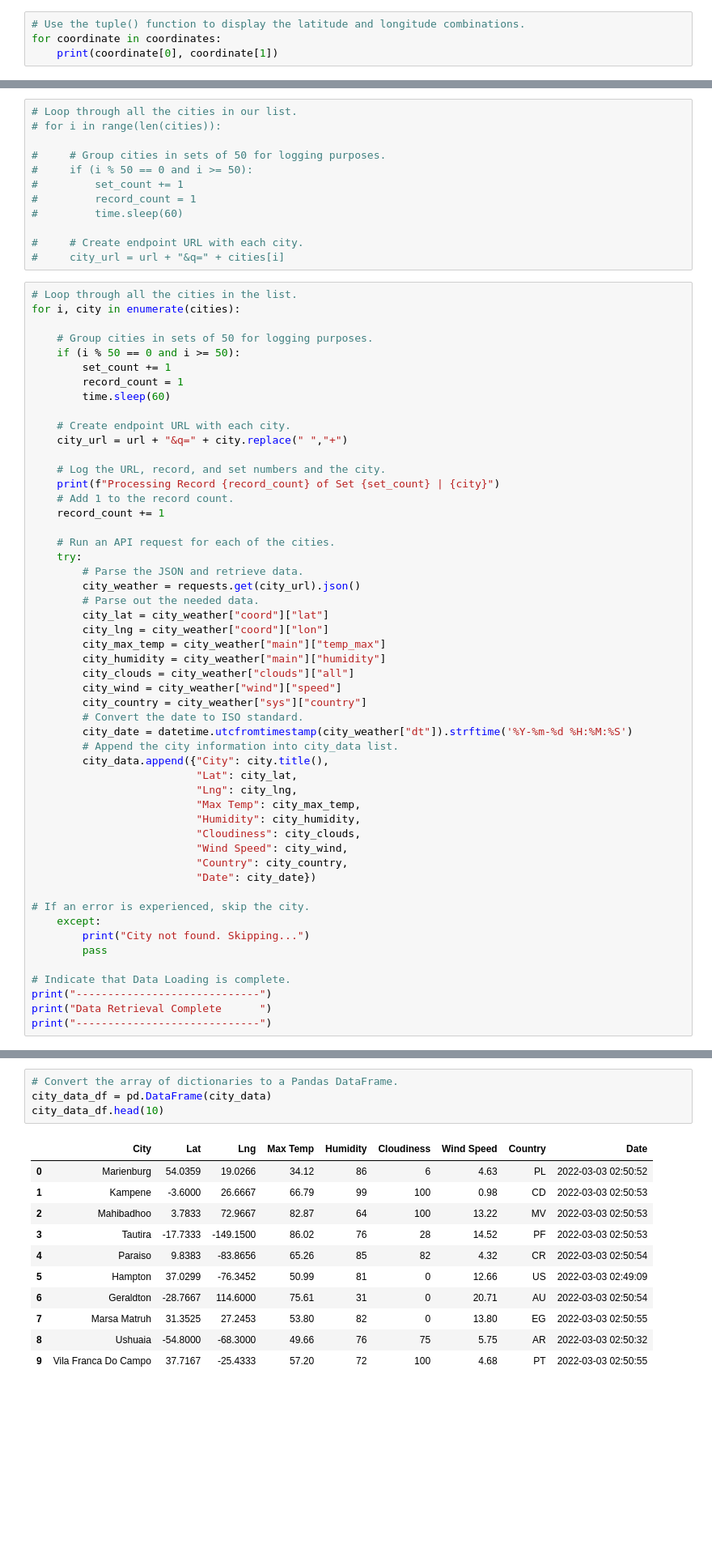
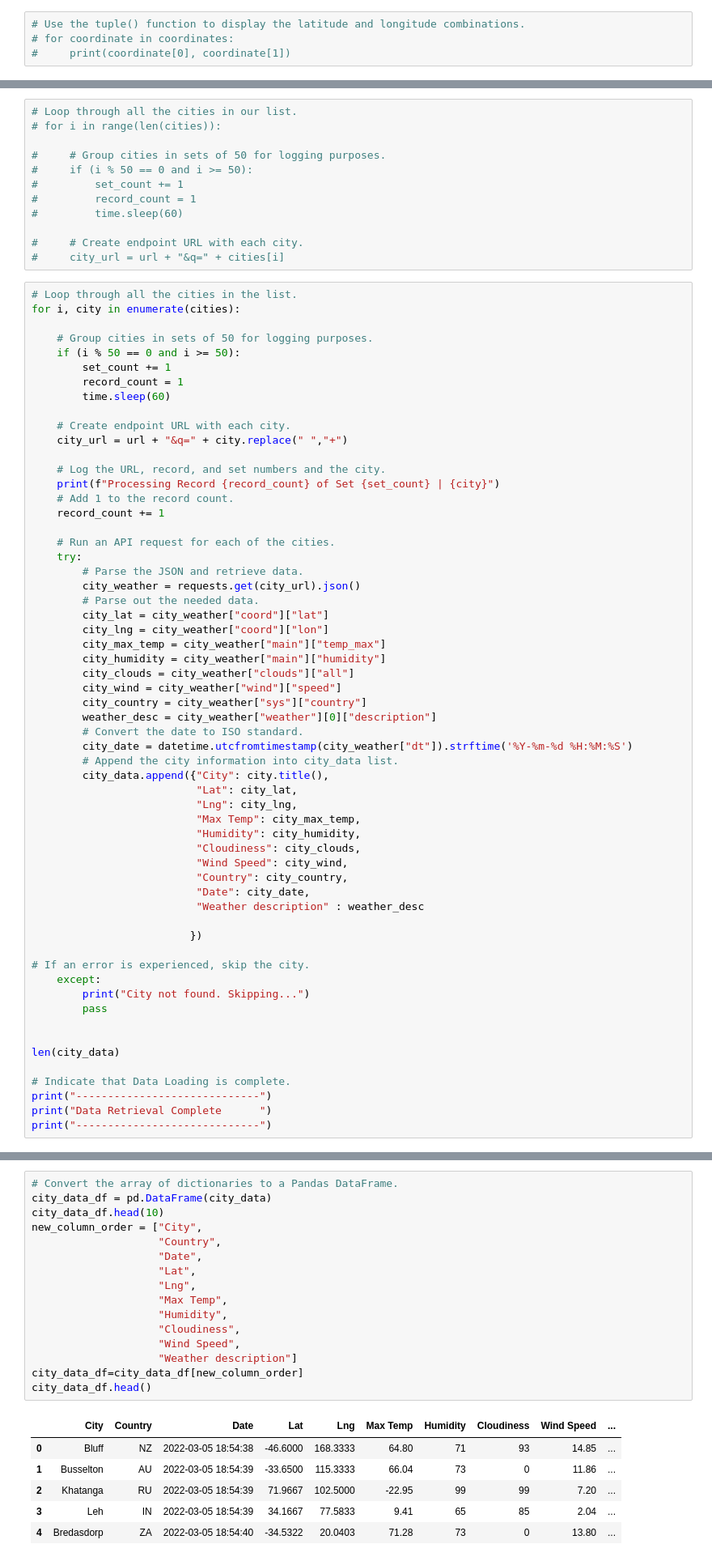
Before and after one commit to femiimam001/World_Weather_Analysis, a Jupyter notebook: Weather_Database/Weather_Database.ipynb, the cells around one changed output, grey strips where cells are left out. Shown: that part at 81% size. Saved outputs shown, nothing was run; the diff lists cells and outputs as text; blank space fills up the shorter version.

Commit message:
Filtering the city_data_df DataFrame using the input statements

```diff
--- a/Weather_Database/Weather_Database.ipynb
+++ b/Weather_Database/Weather_Database.ipynb
@@ -26,5 +24,5 @@ lat_lngs
 coordinates = list(lat_lngs)
 # %%
 # Use the tuple() function to display the latitude and longitude combinations.
-for coordinate in coordinates:
-    print(coordinate[0], coordinate[1])
+# for coordinate in coordinates:
+#     print(coordinate[0], coordinate[1])
@@ -121,6 +101,7 @@ for i, city in enumerate(cities):
         city_clouds = city_weather["clouds"]["all"]
         city_wind = city_weather["wind"]["speed"]
         city_country = city_weather["sys"]["country"]
+        weather_desc = city_weather["weather"][0]["description"]
         # Convert the date to ISO standard.
         city_date = datetime.utcfromtimestamp(city_weather["dt"]).strftime('%Y-%m-%d %H:%M:%S')
         # Append the city information into city_data list.
@@ -132,13 +113,19 @@ for i, city in enumerate(cities):
                           "Cloudiness": city_clouds,
                           "Wind Speed": city_wind,
                           "Country": city_country,
-                          "Date": city_date})
+                          "Date": city_date,
+                          "Weather description" : weather_desc
+
+                         })
 
 # If an error is experienced, skip the city.
     except:
         print("City not found. Skipping...")
         pass
 
+
+len(city_data)
+
 # Indicate that Data Loading is complete.
 print("-----------------------------")
 print("Data Retrieval Complete      ")
@@ -164,18 +151,25 @@ Data Retrieval Complete
 # %%
 # Convert the array of dictionaries to a Pandas DataFrame.
 city_data_df = pd.DataFrame(city_data)
 city_data_df.head(10)
+new_column_order = ["City",
+                    "Country",
+                    "Date",
+                    "Lat",
+                    "Lng",
+                    "Max Temp",
+                    "Humidity",
+                    "Cloudiness",
+                    "Wind Speed",
+                    "Weather description"]
+city_data_df=city_data_df[new_column_order]
+city_data_df.head()
 # %% [output]
-|  | City | Lat | Lng | Max Temp | Humidity | Cloudiness | Wind Speed | Country | Date |
-| 0 | Marienburg | 54.0359 | 19.0266 | 34.12 | 86 | 6 | 4.63 | PL | 2022-03-03 02:50:52 |
-| 1 | Kampene | -3.6000 | 26.6667 | 66.79 | 99 | 100 | 0.98 | CD | 2022-03-03 02:50:53 |
-| 2 | Mahibadhoo | 3.7833 | 72.9667 | 82.87 | 64 | 100 | 13.22 | MV | 2022-03-03 02:50:53 |
-| 3 | Tautira | -17.7333 | -149.1500 | 86.02 | 76 | 28 | 14.52 | PF | 2022-03-03 02:50:53 |
-| 4 | Paraiso | 9.8383 | -83.8656 | 65.26 | 85 | 82 | 4.32 | CR | 2022-03-03 02:50:54 |
-| 5 | Hampton | 37.0299 | -76.3452 | 50.99 | 81 | 0 | 12.66 | US | 2022-03-03 02:49:09 |
-| 6 | Geraldton | -28.7667 | 114.6000 | 75.61 | 31 | 0 | 20.71 | AU | 2022-03-03 02:50:54 |
-| 7 | Marsa Matruh | 31.3525 | 27.2453 | 53.80 | 82 | 0 | 13.80 | EG | 2022-03-03 02:50:55 |
-| 8 | Ushuaia | -54.8000 | -68.3000 | 49.66 | 76 | 75 | 5.75 | AR | 2022-03-03 02:50:32 |
-| 9 | Vila Franca Do Campo | 37.7167 | -25.4333 | 57.20 | 72 | 100 | 4.68 | PT | 2022-03-03 02:50:55 |
+|  | City | Country | Date | Lat | Lng | Max Temp | Humidity | Cloudiness | Wind Speed | ... |
+| 0 | Bluff | NZ | 2022-03-05 18:54:38 | -46.6000 | 168.3333 | 64.80 | 71 | 93 | 14.85 | ... |
+| 1 | Busselton | AU | 2022-03-05 18:54:39 | -33.6500 | 115.3333 | 66.04 | 73 | 0 | 11.86 | ... |
+| 2 | Khatanga | RU | 2022-03-05 18:54:39 | 71.9667 | 102.5000 | -22.95 | 99 | 99 | 7.20 | ... |
+| 3 | Leh | IN | 2022-03-05 18:54:39 | 34.1667 | 77.5833 | 9.41 | 65 | 85 | 2.04 | ... |
+| 4 | Bredasdorp | ZA | 2022-03-05 18:54:40 | -34.5322 | 20.0403 | 71.28 | 73 | 0 | 13.80 | ... |
 # %%
 # Reorder thr DataFrame Columns
```
Also changed, not shown: parts of 8 cells of this notebook, 2 other files.
